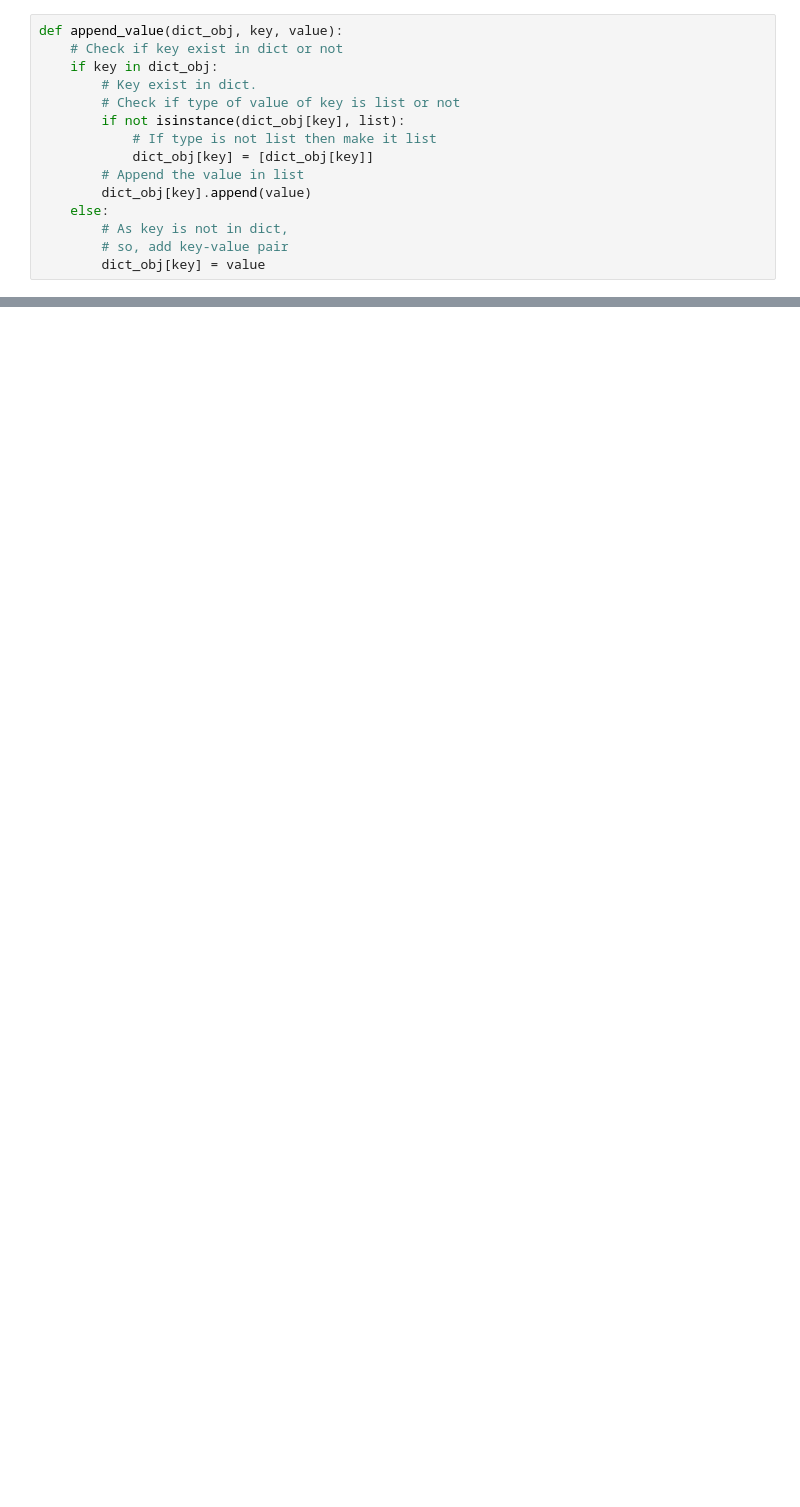
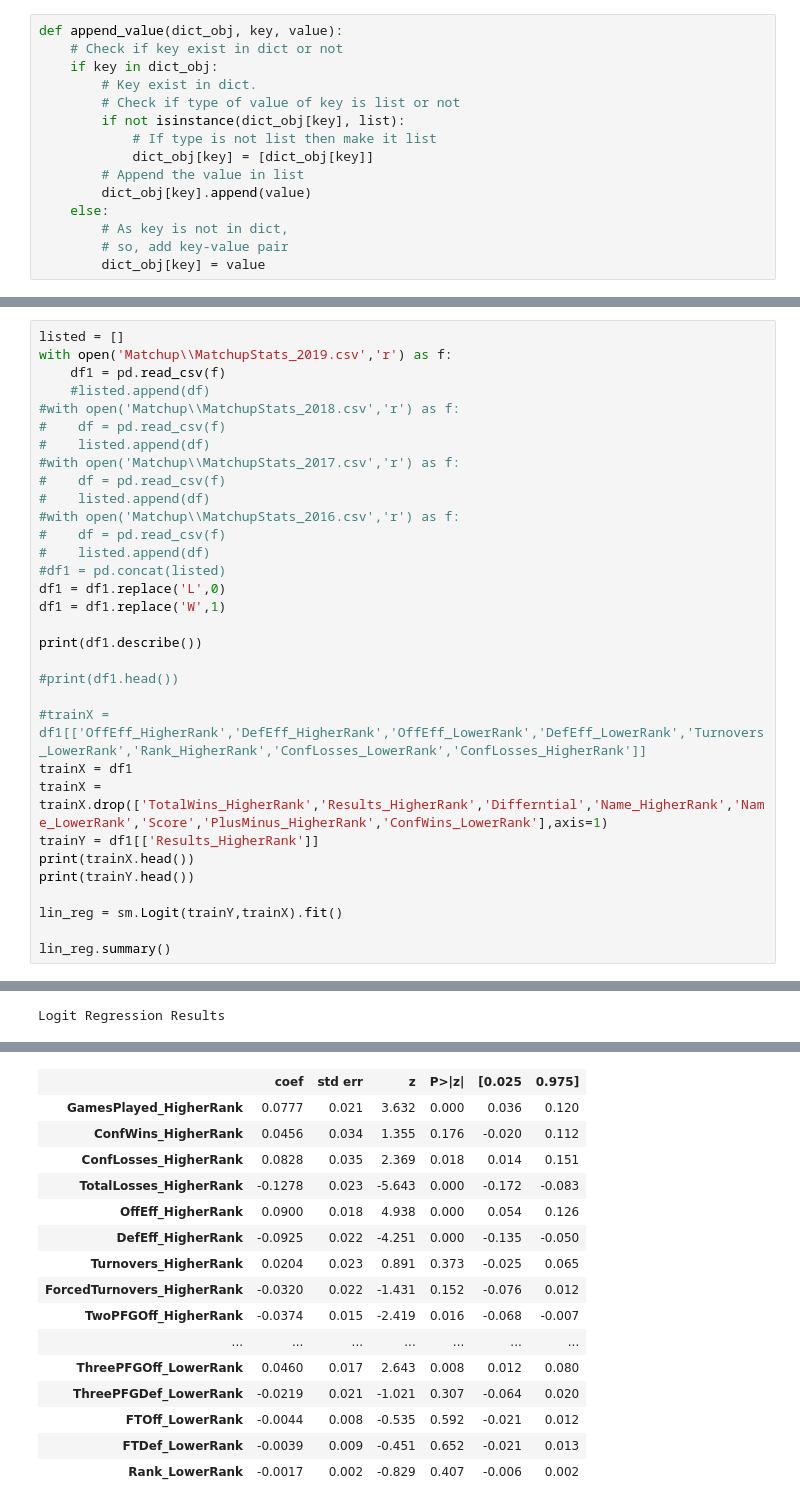
Before and after one commit to lypinator/MarchMadnessContest, a Jupyter notebook: BracketPredictionModel.ipynb, the cells around one changed output, grey strips where cells are left out. Saved outputs shown, nothing was run; the diff lists cells and outputs as text; blank space fills up the shorter version.

```diff
--- a/BracketPredictionModel.ipynb
+++ b/BracketPredictionModel.ipynb
@@ -168,0 +258,33 @@ print(df.head())
+# %%
+listed = []
+with open('Matchup\\MatchupStats_2019.csv','r') as f:
+    df1 = pd.read_csv(f)
+    #listed.append(df)
+#with open('Matchup\\MatchupStats_2018.csv','r') as f:
+#    df = pd.read_csv(f)
+#    listed.append(df)
+#with open('Matchup\\MatchupStats_2017.csv','r') as f:
+#    df = pd.read_csv(f)
+#    listed.append(df)
+#with open('Matchup\\MatchupStats_2016.csv','r') as f:
+#    df = pd.read_csv(f)
+#    listed.append(df)
+#df1 = pd.concat(listed)
+df1 = df1.replace('L',0)
+df1 = df1.replace('W',1)
+
+print(df1.describe())
+
+#print(df1.head())
+
+#trainX = df1[['OffEff_HigherRank','DefEff_HigherRank','OffEff_LowerRank','DefEff_LowerRank','Turnovers_LowerRank','Rank_HigherRank','ConfLosses_LowerRank','ConfLosses_HigherRank']]
+trainX = df1
+trainX = trainX.drop(['TotalWins_HigherRank','Results_HigherRank','Differntial','Name_HigherRank','Name_LowerRank','Score','PlusMinus_HigherRank','ConfWins_LowerRank'],axis=1)
+trainY = df1[['Results_HigherRank']]
+print(trainX.head())
+print(trainY.head())
+
+lin_reg = sm.Logit(trainY,trainX).fit()
+
+lin_reg.summary()
+# %% [output]
@@ -168,0 +308 @@ print(df.head())
+Logit Regression Results
@@ -168,0 +316,16 @@ print(df.head())
+|  | coef | std err | z | P>|z| | [0.025 | 0.975] |
+| GamesPlayed_HigherRank | 0.0777 | 0.021 | 3.632 | 0.000 | 0.036 | 0.120 |
+| ConfWins_HigherRank | 0.0456 | 0.034 | 1.355 | 0.176 | -0.020 | 0.112 |
+| ConfLosses_HigherRank | 0.0828 | 0.035 | 2.369 | 0.018 | 0.014 | 0.151 |
+| TotalLosses_HigherRank | -0.1278 | 0.023 | -5.643 | 0.000 | -0.172 | -0.083 |
+| OffEff_HigherRank | 0.0900 | 0.018 | 4.938 | 0.000 | 0.054 | 0.126 |
+| DefEff_HigherRank | -0.0925 | 0.022 | -4.251 | 0.000 | -0.135 | -0.050 |
+| Turnovers_HigherRank | 0.0204 | 0.023 | 0.891 | 0.373 | -0.025 | 0.065 |
+| ForcedTurnovers_HigherRank | -0.0320 | 0.022 | -1.431 | 0.152 | -0.076 | 0.012 |
+| TwoPFGOff_HigherRank | -0.0374 | 0.015 | -2.419 | 0.016 | -0.068 | -0.007 |
+| ... | ... | ... | ... | ... | ... | ... |
+| ThreePFGOff_LowerRank | 0.0460 | 0.017 | 2.643 | 0.008 | 0.012 | 0.080 |
+| ThreePFGDef_LowerRank | -0.0219 | 0.021 | -1.021 | 0.307 | -0.064 | 0.020 |
+| FTOff_LowerRank | -0.0044 | 0.008 | -0.535 | 0.592 | -0.021 | 0.012 |
+| FTDef_LowerRank | -0.0039 | 0.009 | -0.451 | 0.652 | -0.021 | 0.013 |
+| Rank_LowerRank | -0.0017 | 0.002 | -0.829 | 0.407 | -0.006 | 0.002 |
```
Also changed, not shown: parts of 19 cells of this notebook, 17 other files.
